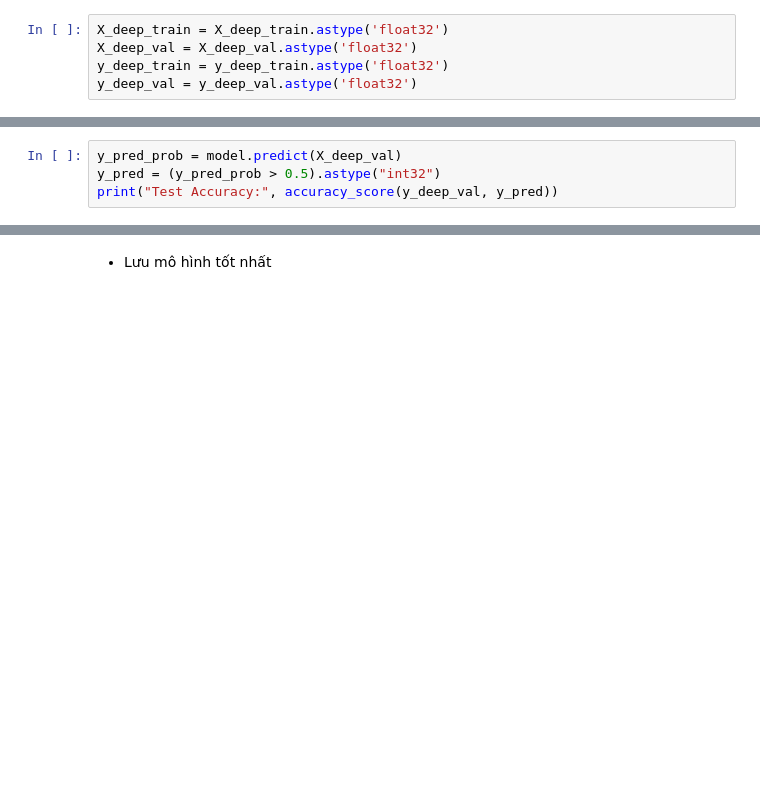
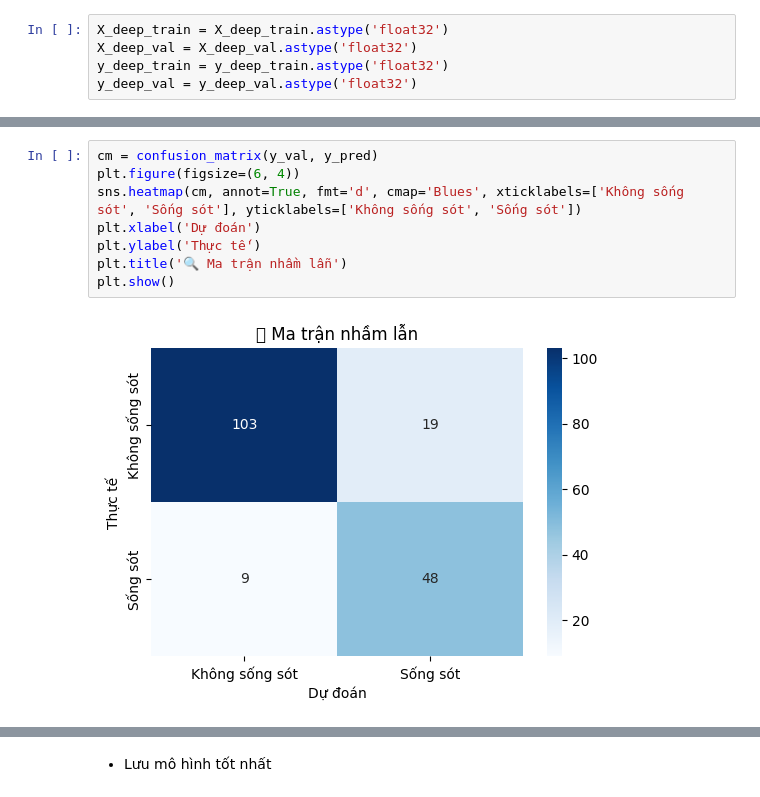
Before and after one commit to vonguyennhatduy/VietAI-Final-Project, a Jupyter notebook: src/Titanic_Model.ipynb, the cells around one changed output, grey strips where cells are left out. Drawn from its saved outputs; the diff is of its cells as text; blank space fills up the shorter version.

```diff
--- a/src/Titanic_Model.ipynb
+++ b/src/Titanic_Model.ipynb
@@ -398,4 +350,0 @@ Epoch 50/50
-# %%
-y_pred_prob = model.predict(X_deep_val)
-y_pred = (y_pred_prob > 0.5).astype("int32")
-print("Test Accuracy:", accuracy_score(y_deep_val, y_pred))
@@ -452,0 +446,10 @@ print("✅ Best score:", grid.best_score_)
+# %%
+cm = confusion_matrix(y_val, y_pred)
+plt.figure(figsize=(6, 4))
+sns.heatmap(cm, annot=True, fmt='d', cmap='Blues', xticklabels=['Không sống sót', 'Sống sót'], yticklabels=['Không sống sót', 'Sống sót'])
+plt.xlabel('Dự đoán')
+plt.ylabel('Thực tế')
+plt.title('🔍 Ma trận nhầm lẫn')
+plt.show()
+# %% [output]
+[figure, added]
```
Also changed, not shown: parts of 24 cells of this notebook, 3 other files.
